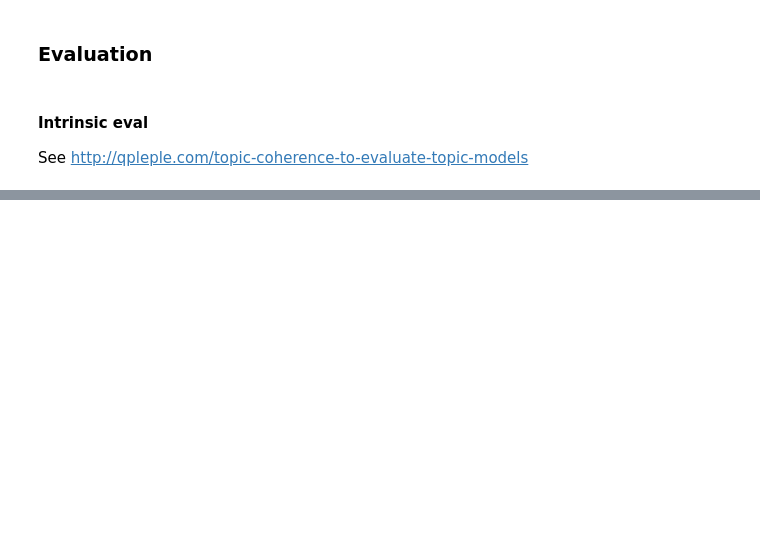
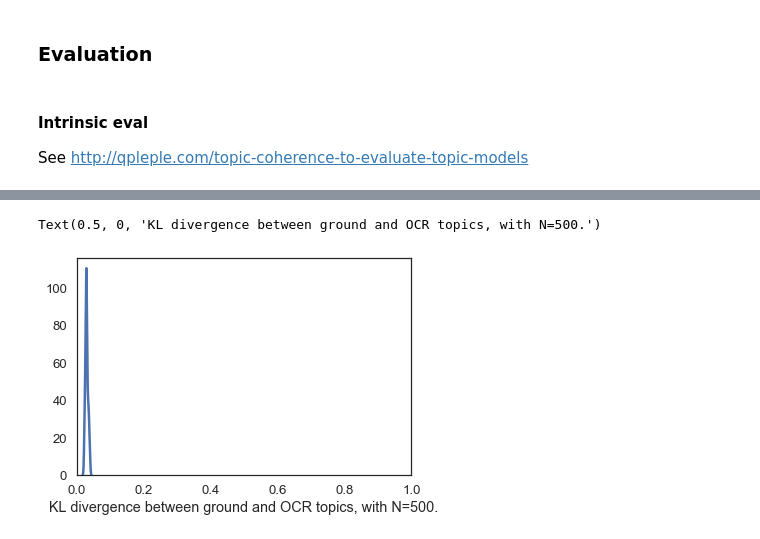
Before and after one commit to Giovanni1085/KB_OCR_impact, a Jupyter notebook: Topic modelling analysis.ipynb, the cells around one changed output, grey strips where cells are left out. Drawn from its saved outputs; the diff is of its cells as text; code cells hidden in the pictures; blank space fills up the shorter version.

```diff
--- a/Topic modelling analysis.ipynb
+++ b/Topic modelling analysis.ipynb
@@ -274,0 +406,39 @@ print('\nCoherence Score: ', coherence_lda)
+# %%
+bipartite_solution = nx.bipartite.matching.minimum_weight_full_matching(G)
+# %%
+from scipy.stats import entropy
+from collections import defaultdict
+
+# analyse matches
+
+distances = list()
+n_words_in_common = list()
+matches = defaultdict(int)
+
+for match_h,match_o in bipartite_solution.items():
+    if match_h.startswith('o'): # to avoid repeating the matches (complete graph!)
+        break
+    matches[int(match_h.split("_")[1])] = int(match_o.split("_")[1])
+    m_h = model_ground.show_topic(int(match_h.split("_")[1]), topn=top_n)
+    m_o = model_ocr.show_topic(int(match_o.split("_")[1]), topn=top_n)
+    weights_of_o = {x[0]:x[1] for x in m_o}
+    words_of_h = [x[0] for x in m_h]
+    words_of_o = [x[0] for x in m_o]
+    words_in_common = list(set(words_of_h).intersection(set(words_of_o)))
+    n_words_in_common.append(len(words_in_common)/top_n)
+    dist_h = list()
+    dist_o = list()
+    for w in m_h:
+        if w[0] in words_in_common:
+            dist_h.append(w[1])
+            dist_o.append(weights_of_o[w[0]])
+    print("ground",match_h,model_ground.show_topic(int(match_h.split("_")[1])))
+    print("OCR",match_o,model_ocr.show_topic(int(match_o.split("_")[1])))
+    # normalize
+    dist_h = dist_h/sum(dist_h)
+    dist_o = dist_o/sum(dist_o)
+    dist = entropy(dist_h,dist_o)
+    distances.append(dist)
+    print("KL divergence", dist)
+    print("Words in common", len(words_in_common))
+    print('=======')
@@ -274,0 +463,7 @@ print('\nCoherence Score: ', coherence_lda)
+# %%
+sns.distplot(distances, hist=False)
+plt.xlim((0,1))
+plt.xlabel("KL divergence between ground and OCR topics, with N=%d."%top_n)
+# %% [output]
+Text(0.5, 0, 'KL divergence between ground and OCR topics, with N=500.')
+[figure, added]
```
Also changed, not shown: parts of 69 cells of this notebook.
